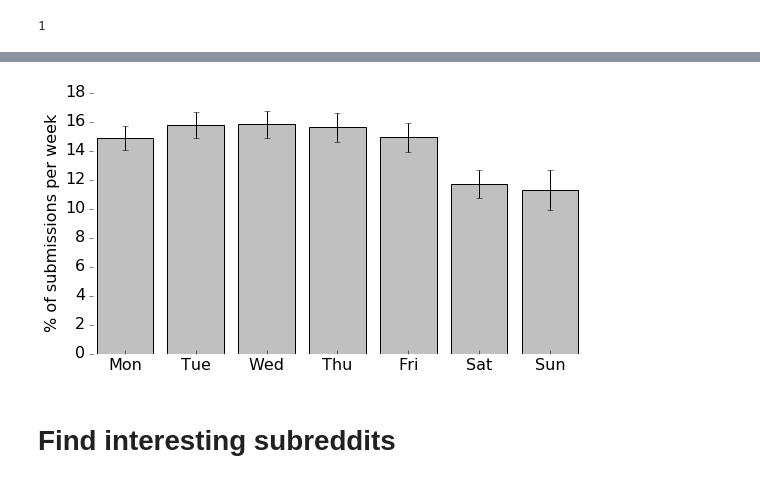
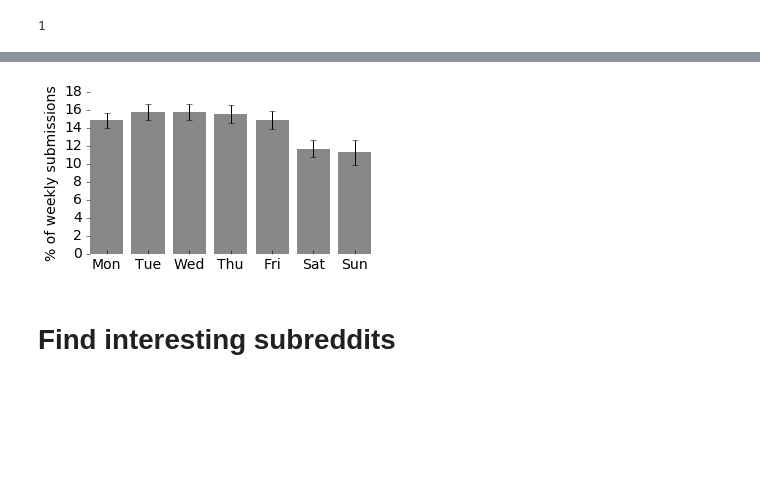
Before and after one commit to JeroenDelcour/redditStats, a Jupyter notebook: subreddits activity/subreddit video.ipynb, the cells around one changed output, grey strips where cells are left out. Cells and saved outputs as stored; diff of their text form; code cells hidden in the pictures; blank space fills up the shorter version.

```diff
--- a/subreddits activity/subreddit video.ipynb
+++ b/subreddits activity/subreddit video.ipynb
@@ -25,7 +25,7 @@ def hide_spines():
             ax.xaxis.set_ticks_position('bottom')
             ax.yaxis.set_ticks_position('left')
 
-matplotlib.rcParams.update({'font.size': 16})
+matplotlib.rcParams.update({'font.size': 14})
 # %%
 sqlitefile = '/media/jeroen/886E244A6E24337C/Users/jeroe/Documents/reddit statistics/reddit.sqlite'
 # %% [markdown]
@@ -385,7 +385,7 @@ def moving_avg(x,N=7):
     return np.convolve(x, np.ones((N,))/N, mode='same')
 # %%
 data_avg = moving_avg(data_sum, 7)
-fig, ax = plt.subplots(figsize=(16,9))
+fig, ax = plt.subplots(figsize=(14,6))
 ax.plot(dates, data_sum, color='gray', label='Raw data')
 ax.plot(dates[:-4], data_avg[:-4], color='black', label='7-day moving average')
 ax.set_ylabel('Total submissions per day')
@@ -421,7 +421,7 @@ ax.annotate('server\nissues$^1$', (mdates.date2num(dates[939]), data_avg[939]+1e
 ax.annotate('(different)\nserver\nissues$^2$', (mdates.date2num(dates[1284]), data_avg[1284]+2e4), xytext=(0,15),
            textcoords='offset points', arrowprops=dict(arrowstyle='-|>', color='#FF4500'),
            horizontalalignment='center', color='#888888')
-ax.annotate('SOPA protest$^3$', (mdates.date2num(dates[1556]), data_sum[1556]), xytext=(0,-30),
+ax.annotate('SOPA protest$^3$', (mdates.date2num(dates[1556]), data_sum[1556]), xytext=(0,-25),
            textcoords='offset points', arrowprops=dict(arrowstyle='-|>', color='#FF4500'),
            horizontalalignment='center', color='#888888')
 ax.annotate('Reddit\ntimelines$^4$', (mdates.date2num(dates[1630]), data_sum[1630]+0.5e4), xytext=(0,35),
@@ -441,5 +441,6 @@ ax.annotate('Ellen Pao\ndebacle$^7$', (mdates.date2num(dates[2788]), data_sum[27
 hide_spines()
 plt.tight_layout()
 plt.savefig('daily submissions timeline.svg')
+plt.savefig('daily submissions timeline.png')
 plt.show()
 # %% [output]
@@ -562,19 +564,19 @@ Wall time: 36.5 s
 # %%
 labels = ['Mon', 'Tue', 'Wed', 'Thu', 'Fri', 'Sat', 'Sun']
 
-plt.figure(figsize=(16/2,9/2))
-plt.bar(range(7), np.mean(weekday_activity, axis=0)*100, yerr=np.std(weekday_activity, axis=0)*100, ecolor='black', align='center', color='silver')
+plt.figure(figsize=(5,3))
+plt.bar(range(7), np.mean(weekday_activity, axis=0)*100, yerr=np.std(weekday_activity, axis=0)*100, ecolor='black', align='center', color='#888888', edgecolor="none")
 plt.xticks(range(7), labels)
-plt.ylabel('% of submissions per week')
+plt.ylabel('% of weekly submissions')
 plt.xlim([-0.5, 6.5])
 
 hide_spines()
 plt.tight_layout()
 plt.savefig('submissions per day of the week.svg')
 plt.savefig('submissions per day of the week.png')
 plt.show()
 # %% [output]
-[figure, old version]
+[figure, new version]
 # %% [markdown]
 # Find interesting subreddits
 # %% [markdown]
```
Also changed, not shown: parts of 5 cells of this notebook.
